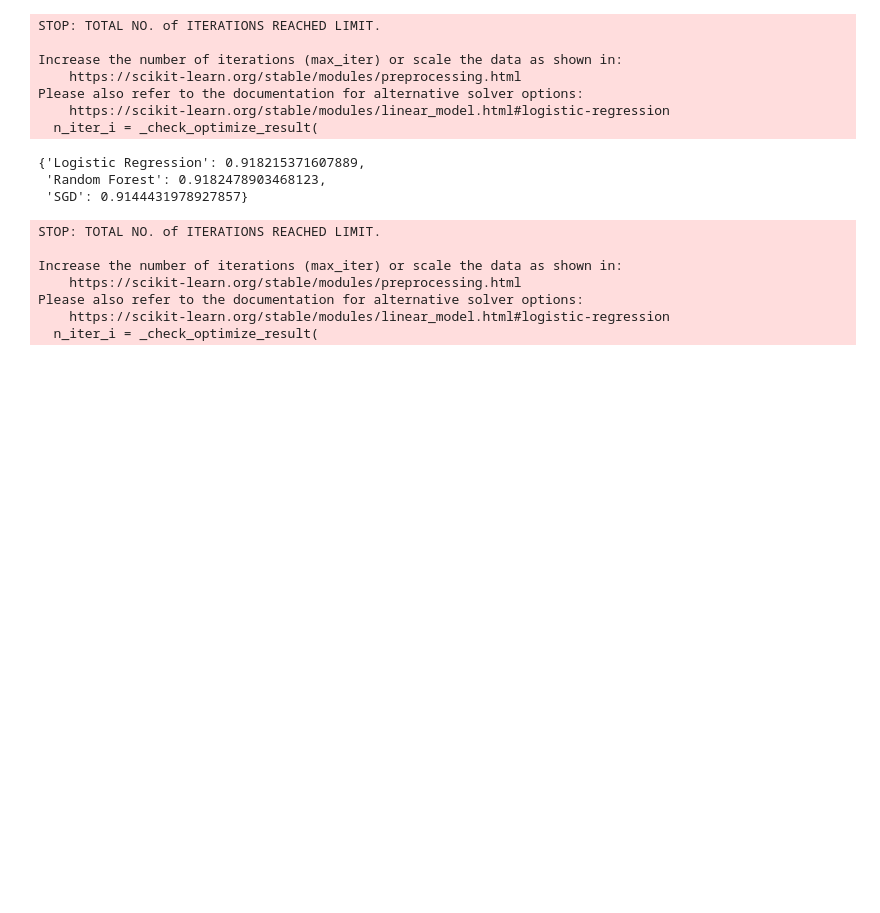
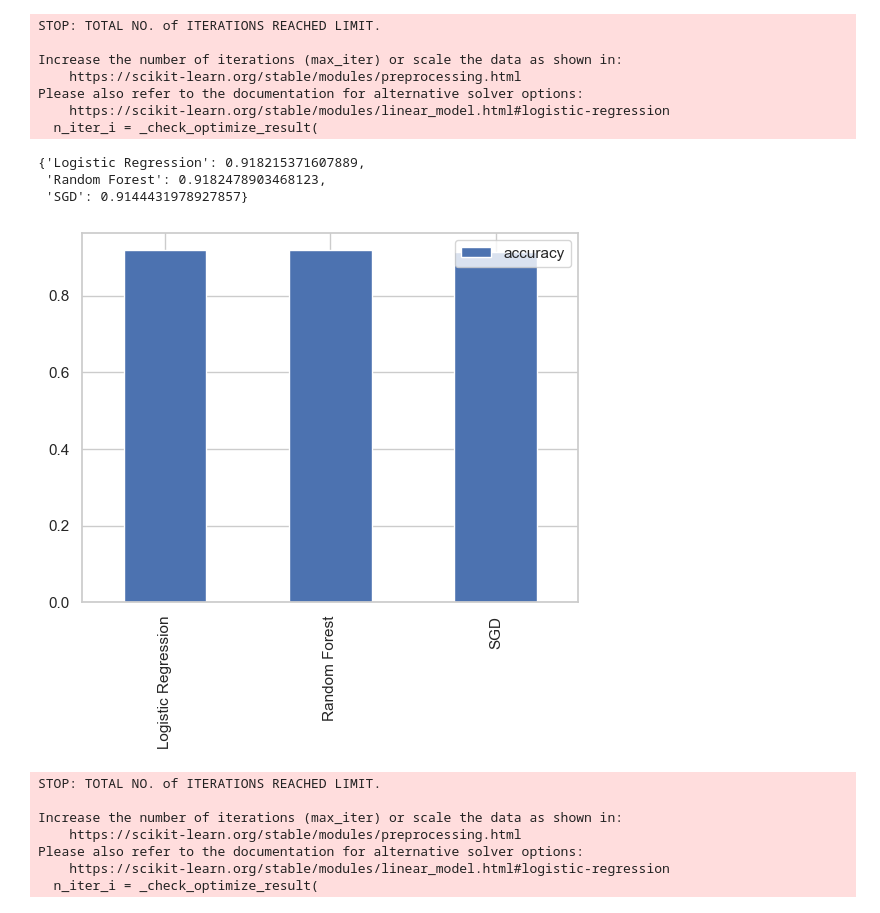
Before and after one commit to Rakkshith14/CreditCard-Fraud-Detection, a Jupyter notebook: ccfraud-model.ipynb, the cells around one changed output. Cells and saved outputs as stored; diff of their text form; code cells hidden in the pictures; blank space fills up the shorter version.

```diff
--- a/ccfraud-model.ipynb
+++ b/ccfraud-model.ipynb
@@ -678,6 +678,11 @@ Please also refer to the documentation for alternative solver options:
 {'Logistic Regression': 0.918215371607889,
  'Random Forest': 0.9182478903468123,
  'SGD': 0.9144431978927857}
+# %%
+model_compare = pd.DataFrame(model_scores, index=['accuracy'])
+model_compare.T.plot.bar();
+# %% [output]
+[figure, added]
 # %%
  np.random.seed(88)
 
```
Also changed, not shown: parts of 15 cells of this notebook, 1 other file.
